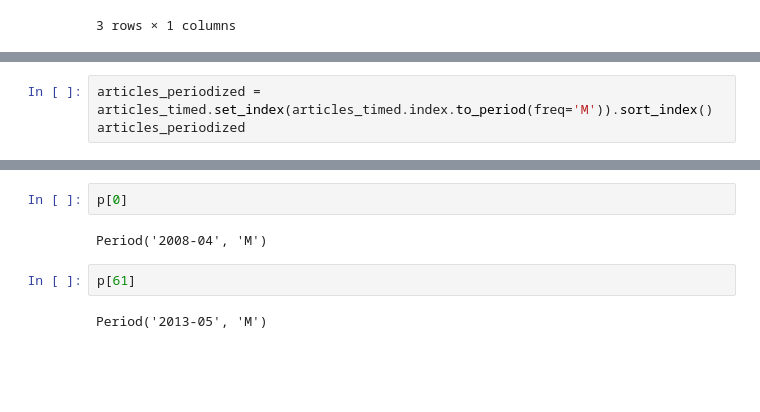
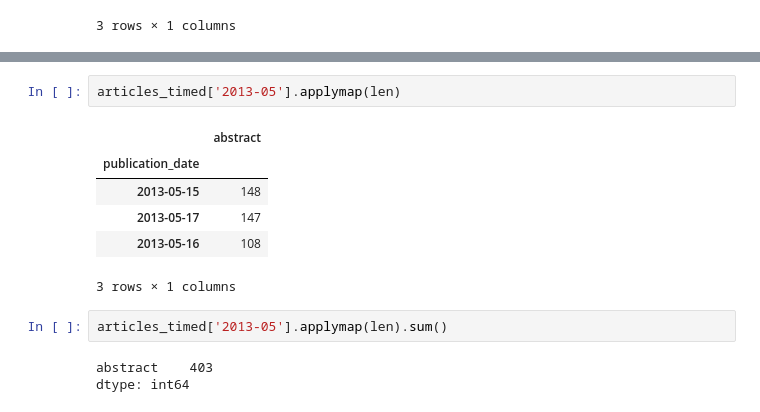
Before and after one commit to cmgerber/PLOS_Cloud_Explorer, a Jupyter notebook: ipython_notebooks/time_slider_attempt.ipynb, the cells around one changed output, grey strips where cells are left out. Cells and saved outputs as stored; diff of their text form; blank space fills up the shorter version.

```diff
--- a/ipython_notebooks/time_slider_attempt.ipynb
+++ b/ipython_notebooks/time_slider_attempt.ipynb
@@ -152,3 +106,0 @@ articles_timed['2013-05']
-# %%
-articles_periodized = articles_timed.set_index(articles_timed.index.to_period(freq='M')).sort_index()
-articles_periodized
@@ -191,8 +107,14 @@ length: 73
-# %%
-p[0]
-# %% [output]
-Period('2008-04', 'M')
-# %%
-p[61]
-# %% [output]
-Period('2013-05', 'M')
+# %%
+articles_timed['2013-05'].applymap(len)
+# %% [output]
+|  | abstract |
+| publication_date |  |
+| 2013-05-15 | 148 |
+| 2013-05-17 | 147 |
+| 2013-05-16 | 108 |
+3 rows × 1 columns
+# %%
+articles_timed['2013-05'].applymap(len).sum()
+# %% [output]
+abstract    403
+dtype: int64
```
Also changed, not shown: parts of 24 cells of this notebook.
